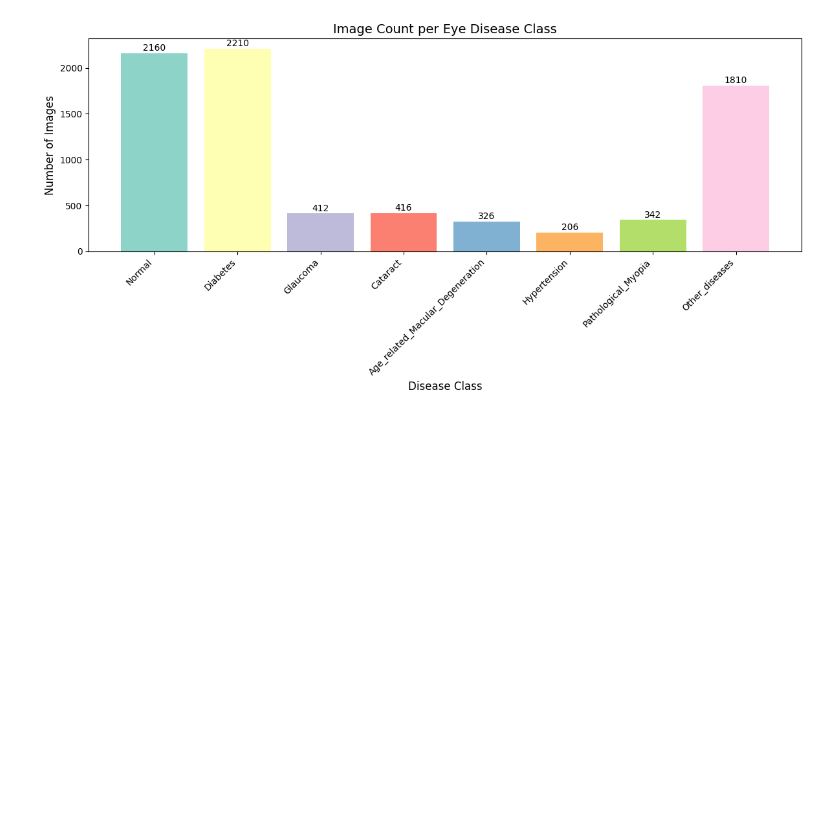
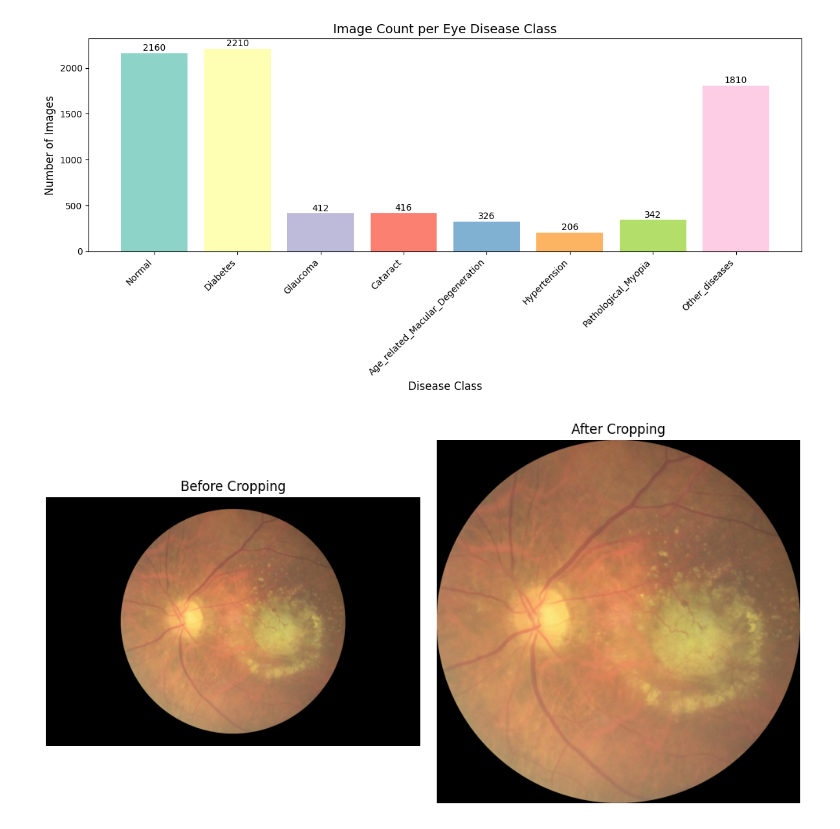
Before and after one commit to Malinda1/eye-disease-detection-model, a Jupyter notebook: notebook/preprocess_images.ipynb, the cells around one changed output. Saved outputs shown, nothing was run; the diff lists cells and outputs as text; code cells hidden in the pictures; blank space fills up the shorter version.

Commit message:
Crop the all images and remove the this type of image ._

```diff
--- a/notebook/preprocess_images.ipynb
+++ b/notebook/preprocess_images.ipynb
@@ -107,3 +110,51 @@ plt.tight_layout()
 plt.show()
 # %% [output]
 [figure]
+# %%
+# try to crop the image black background area
+
+
+
+# Path to your uploaded image
+image_path = '/Volumes/KODAK/folder_02/eye_disease_prediction_model/data/preprocess_data/multi_label_classification/Age_related_Macular_Degeneration/left_eye/43_left.jpg'
+
+# Load image using OpenCV
+image = cv2.imread(image_path)
+
+# Convert to grayscale
+gray = cv2.cvtColor(image, cv2.COLOR_BGR2GRAY)
+
+# Threshold to create binary mask of non-black regions
+_, thresh = cv2.threshold(gray, 10, 255, cv2.THRESH_BINARY)
+
+# Find contours from binary mask
+contours, _ = cv2.findContours(thresh, cv2.RETR_EXTERNAL, cv2.CHAIN_APPROX_SIMPLE)
+
+# Assume largest contour is the retina
+c = max(contours, key=cv2.contourArea)
+
+# Get bounding box and crop
+x, y, w, h = cv2.boundingRect(c)
+cropped_image = image[y:y+h, x:x+w]
+
+# Convert BGR (OpenCV) to RGB for display
+image_rgb = cv2.cvtColor(image, cv2.COLOR_BGR2RGB)
+cropped_rgb = cv2.cvtColor(cropped_image, cv2.COLOR_BGR2RGB)
+
+# Plot original and cropped images
+plt.figure(figsize=(10, 5))
+
+plt.subplot(1, 2, 1)
+plt.imshow(image_rgb)
+plt.title('Before Cropping')
+plt.axis('off')
+
+plt.subplot(1, 2, 2)
+plt.imshow(cropped_rgb)
+plt.title('After Cropping')
+plt.axis('off')
+
+plt.tight_layout()
+plt.show()
+# %% [output]
+[figure, added]
```
Also changed, not shown: parts of 3 cells of this notebook.
